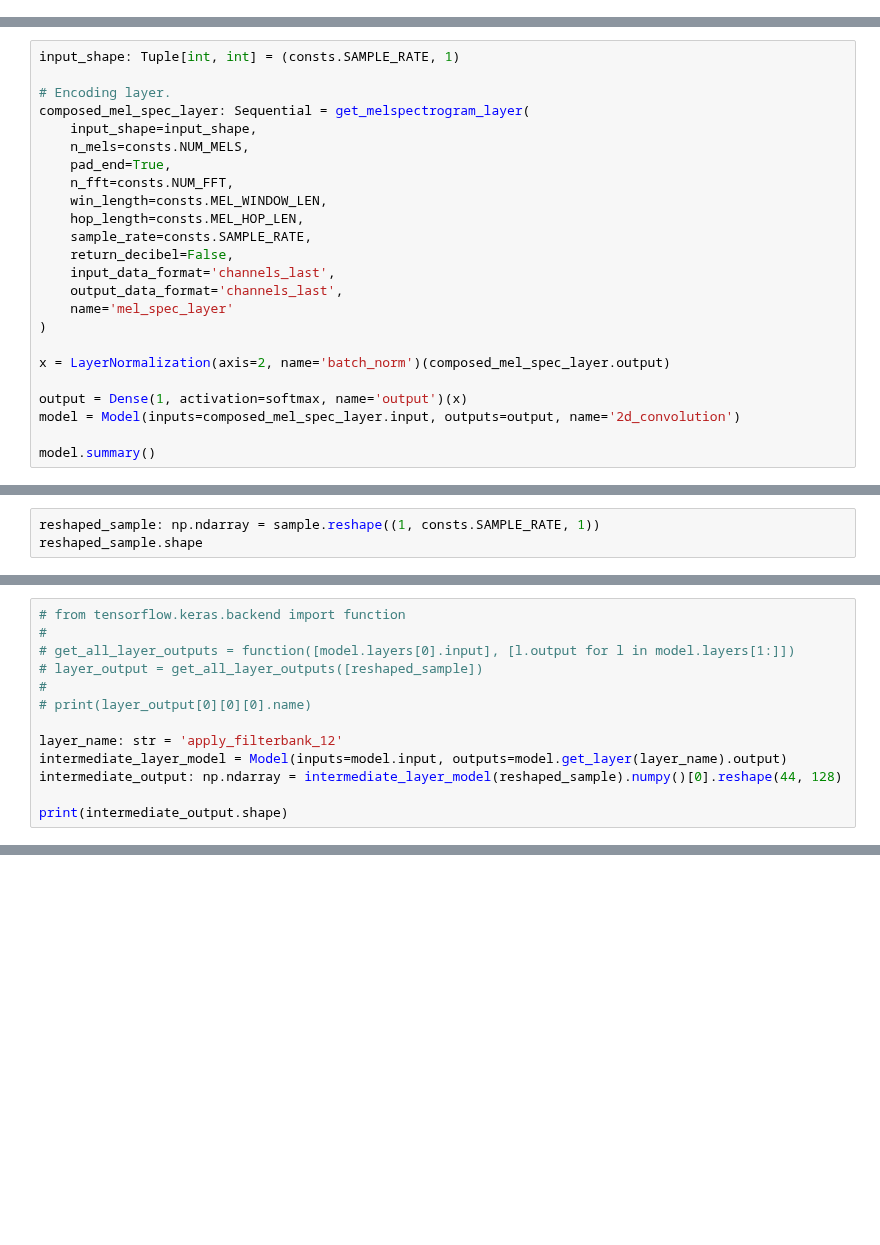
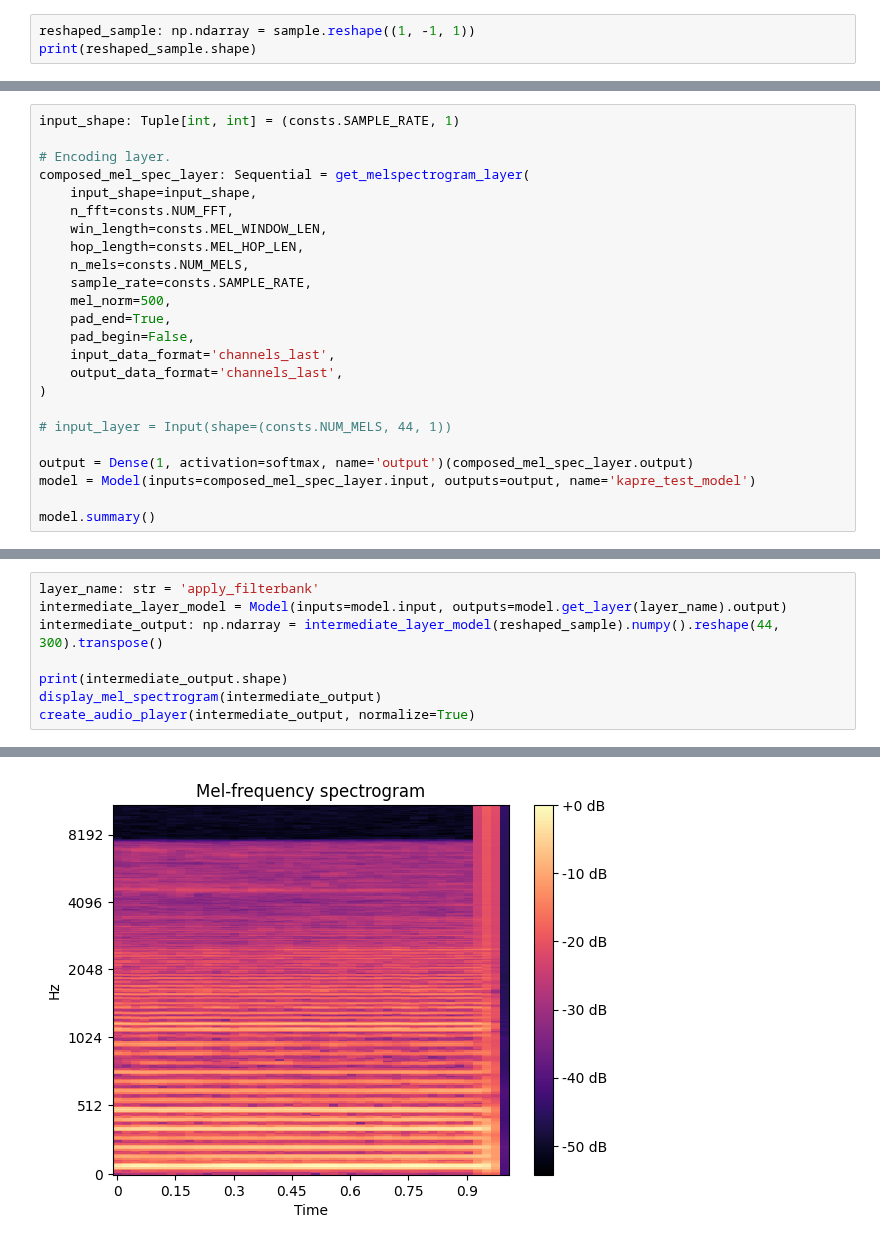
Before and after one commit to wammy19/auditory-deep-dreamer, a Jupyter notebook: jupyter-notebooks/09_kapre_output_to_audio.ipynb, the cells around one changed output, grey strips where cells are left out. Cells and saved outputs as stored; diff of their text form; blank space fills up the shorter version.

```diff
--- a/jupyter-notebooks/09_kapre_output_to_audio.ipynb
+++ b/jupyter-notebooks/09_kapre_output_to_audio.ipynb
@@ -19,0 +55,3 @@ create_audio_player(sample)
+# %%
+reshaped_sample: np.ndarray = sample.reshape((1, -1, 1))
+print(reshaped_sample.shape)
@@ -25,22 +66,22 @@ input_shape: Tuple[int, int] = (consts.SAMPLE_RATE, 1)
 # Encoding layer.
 composed_mel_spec_layer: Sequential = get_melspectrogram_layer(
     input_shape=input_shape,
-    n_mels=consts.NUM_MELS,
-    pad_end=True,
     n_fft=consts.NUM_FFT,
     win_length=consts.MEL_WINDOW_LEN,
     hop_length=consts.MEL_HOP_LEN,
+    n_mels=consts.NUM_MELS,
     sample_rate=consts.SAMPLE_RATE,
-    return_decibel=False,
+    mel_norm=500,
+    pad_end=True,
+    pad_begin=False,
     input_data_format='channels_last',
     output_data_format='channels_last',
-    name='mel_spec_layer'
 )
 
-x = LayerNormalization(axis=2, name='batch_norm')(composed_mel_spec_layer.output)
+# input_layer = Input(shape=(consts.NUM_MELS, 44, 1))
 
-output = Dense(1, activation=softmax, name='output')(x)
-model = Model(inputs=composed_mel_spec_layer.input, outputs=output, name='2d_convolution')
+output = Dense(1, activation=softmax, name='output')(composed_mel_spec_layer.output)
+model = Model(inputs=composed_mel_spec_layer.input, outputs=output, name='kapre_test_model')
 
 model.summary()
 # %% [output]
@@ -65,5 +104,2 @@ Trainable params: 258
 Non-trainable params: 0
 _________________________________________________________________
-# %%
-reshaped_sample: np.ndarray = sample.reshape((1, consts.SAMPLE_RATE, 1))
-reshaped_sample.shape
@@ -72,14 +108,9 @@ reshaped_sample.shape
 # %%
-# from tensorflow.keras.backend import function
-#
-# get_all_layer_outputs = function([model.layers[0].input], [l.output for l in model.layers[1:]])
-# layer_output = get_all_layer_outputs([reshaped_sample])
-#
-# print(layer_output[0][0][0].name)
-
-layer_name: str = 'apply_filterbank_12'
+layer_name: str = 'apply_filterbank'
 intermediate_layer_model = Model(inputs=model.input, outputs=model.get_layer(layer_name).output)
-intermediate_output: np.ndarray = intermediate_layer_model(reshaped_sample).numpy()[0].reshape(44, 128)
+intermediate_output: np.ndarray = intermediate_layer_model(reshaped_sample).numpy().reshape(44, 300).transpose()
 
 print(intermediate_output.shape)
+display_mel_spectrogram(intermediate_output)
+create_audio_player(intermediate_output, normalize=True)
 # %% [output]
@@ -86,0 +119 @@ print(intermediate_output.shape)
+[figure, added]
```
Also changed, not shown: parts of 13 cells of this notebook, 6 other files.
